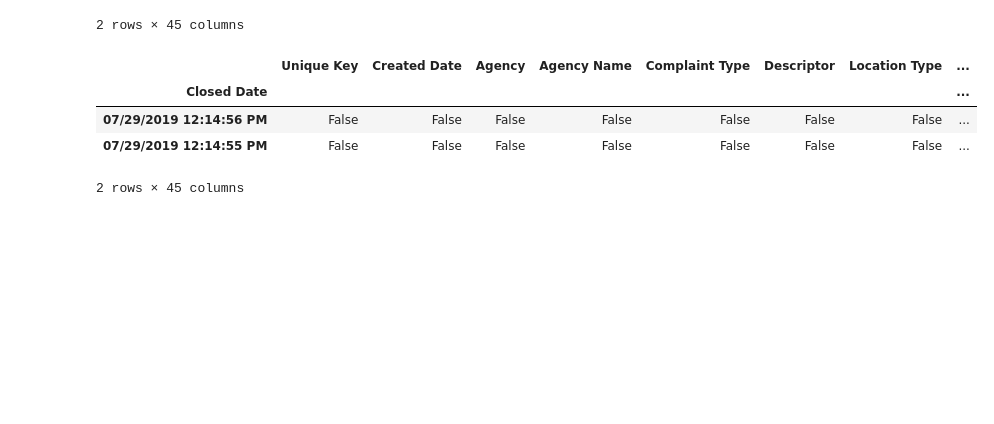
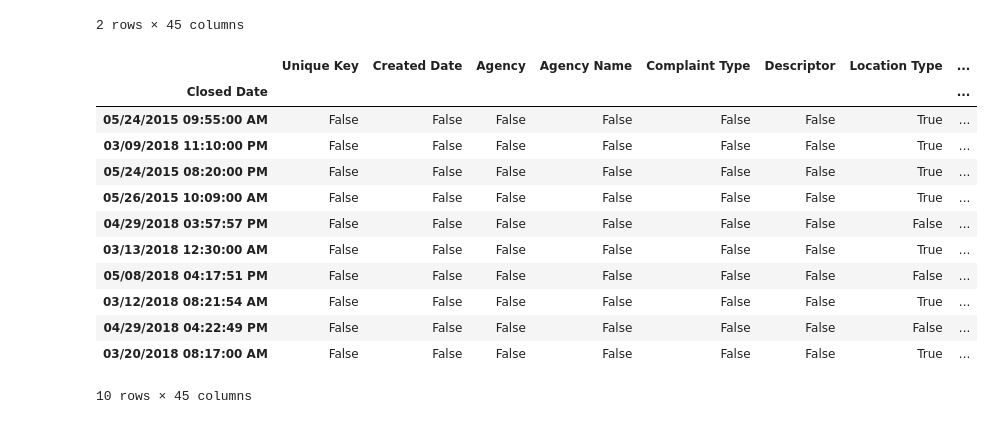
Before and after one commit to milochen0418/milo-education-python, a Jupyter notebook: Introduction to Pandas.ipynb, the cells around one changed output. Drawn from its saved outputs; the diff is of its cells as text; code cells hidden in the pictures; blank space fills up the shorter version.

```diff
--- a/Introduction to Pandas.ipynb
+++ b/Introduction to Pandas.ipynb
@@ -322,10 +322,18 @@ noise_complaint[:3]
 #   . Reset the index with pandas.DataFrame.reset_index()
 # %%
 # How to find the the class name without iterating through the whole data frame ?
-noise_complaint[:3].isnull()
+df[:10].isnull()
 # %% [output]
 |  | Unique Key | Created Date | Agency | Agency Name | Complaint Type | Descriptor | Location Type | ... |
 | Closed Date |  |  |  |  |  |  |  | ... |
-| 07/29/2019 12:14:56 PM | False | False | False | False | False | False | False | ... |
-| 07/29/2019 12:14:55 PM | False | False | False | False | False | False | False | ... |
+| 05/24/2015 09:55:00 AM | False | False | False | False | False | False | True | ... |
+| 03/09/2018 11:10:00 PM | False | False | False | False | False | False | True | ... |
+| 05/24/2015 08:20:00 PM | False | False | False | False | False | False | True | ... |
+| 05/26/2015 10:09:00 AM | False | False | False | False | False | False | True | ... |
+| 04/29/2018 03:57:57 PM | False | False | False | False | False | False | False | ... |
+| 03/13/2018 12:30:00 AM | False | False | False | False | False | False | True | ... |
+| 05/08/2018 04:17:51 PM | False | False | False | False | False | False | False | ... |
+| 03/12/2018 08:21:54 AM | False | False | False | False | False | False | True | ... |
+| 04/29/2018 04:22:49 PM | False | False | False | False | False | False | False | ... |
+| 03/20/2018 08:17:00 AM | False | False | False | False | False | False | True | ... |
-2 rows × 45 columns
+10 rows × 45 columns
```
Also changed, not shown: parts of 3 cells of this notebook.
